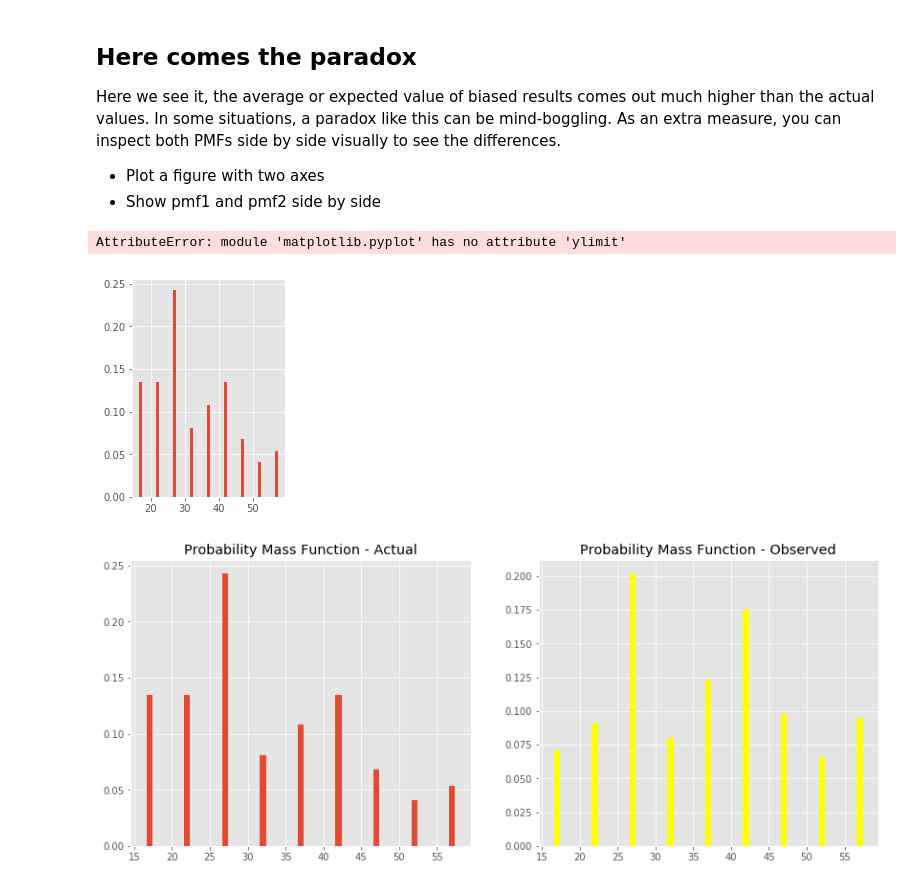
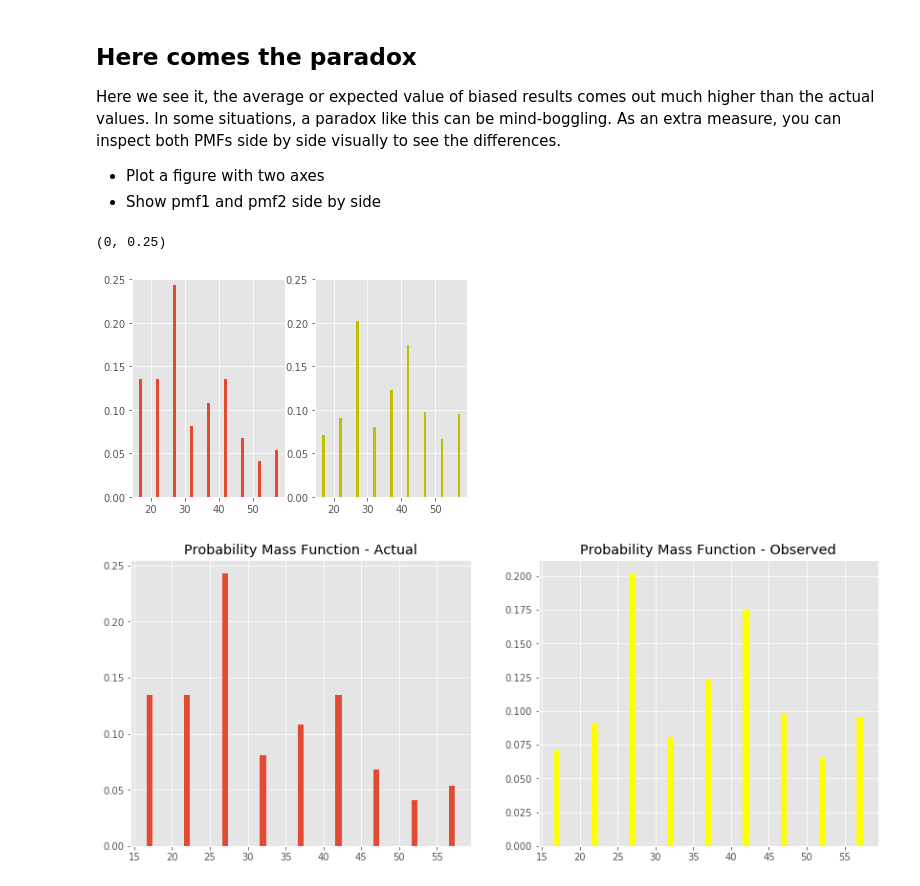
Before and after one commit to Pietrassyk/dsc-probability-mass-function-lab-nyc-ds-career-042219, a Jupyter notebook: index.ipynb, the cells around one changed output. Drawn from its saved outputs; the diff is of its cells as text; code cells hidden in the pictures.

```diff
--- a/index.ipynb
+++ b/index.ipynb
@@ -153,15 +153,17 @@ Here we see it, the average or expected value of biased results comes out much h
 * Plot a figure with two axes
 * Show pmf1 and pmf2 side by side
 # %%
+f
 plt.subplot(1,2,1)
 
 plt.bar(sizes,pmf)
-plt.ylimit(0,0.25)
+plt.ylim(0,0.25)
 plt.subplot(1,2,2)
 plt.bar(sizes,pmf2, color = "y")
+plt.ylim(0,0.25)
 # %% [output]
-AttributeError: module 'matplotlib.pyplot' has no attribute 'ylimit'
+(0, 0.25)
-[figure, old version]
+[figure, new version]
 # %%
 # Plot pmfs side by side
 # %% [output]
```
